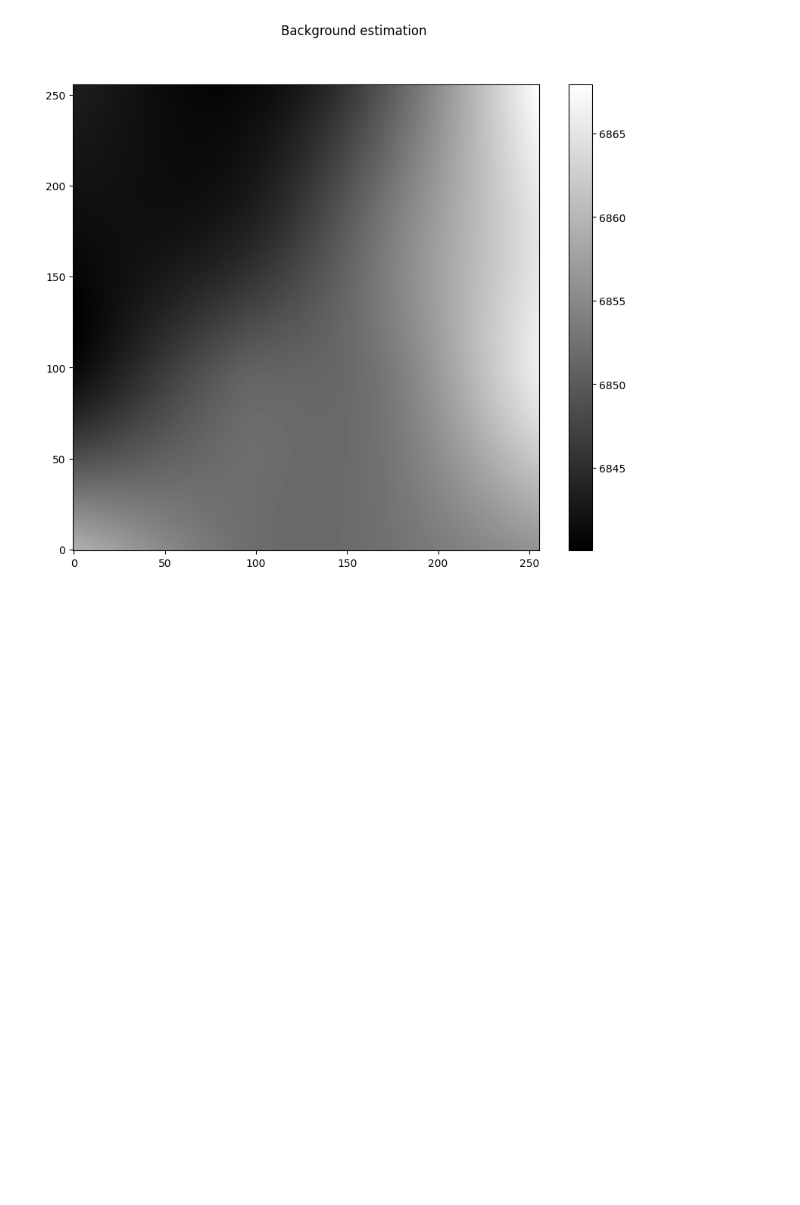
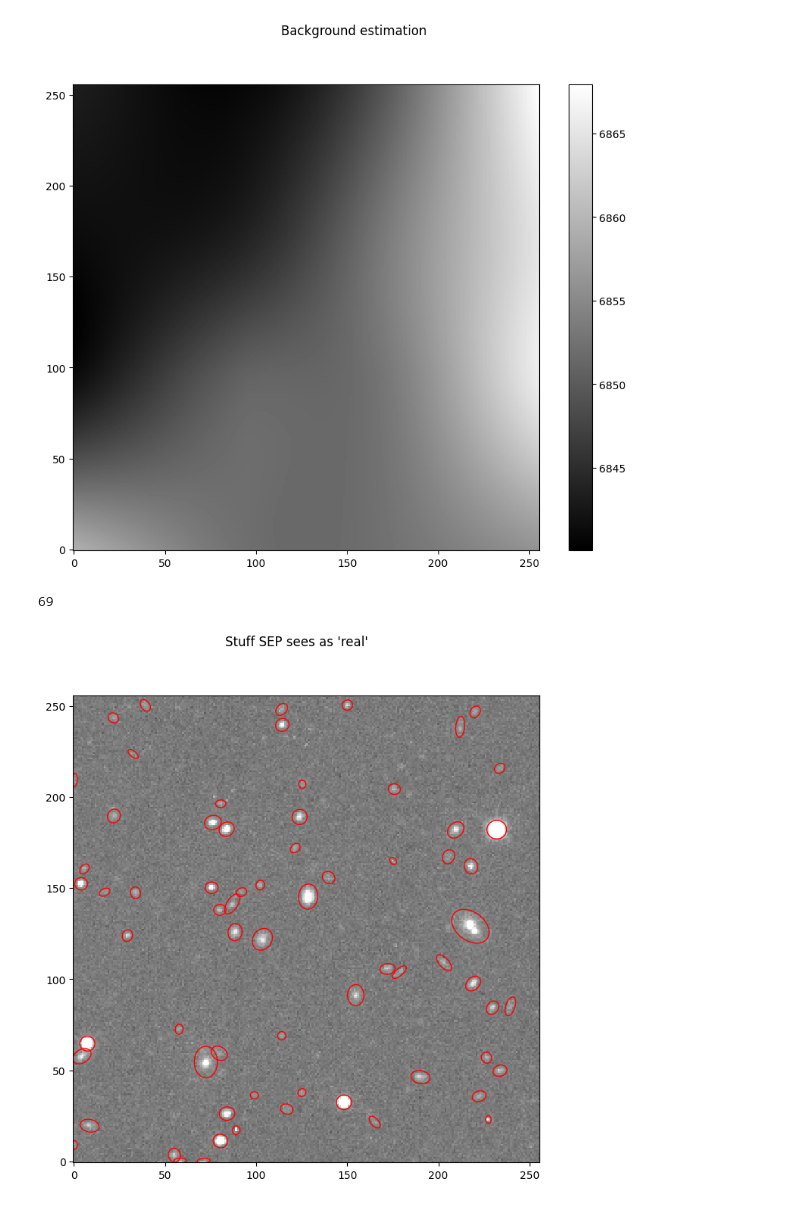
Before and after one commit to slavichowen/astr-19-final-project, a Jupyter notebook: notebooks/sep_tutorial.ipynb, the cells around one changed output. Saved outputs shown, nothing was run; the diff lists cells and outputs as text; code cells hidden in the pictures; blank space fills up the shorter version.

```diff
--- a/notebooks/sep_tutorial.ipynb
+++ b/notebooks/sep_tutorial.ipynb
@@ -64,3 +64,37 @@ fig.savefig("../figs/tut_bg.png", dpi=150, bbox_inches="tight")
 img_sub = img - bg
 # %%
 # now sep is estimating the background and subjecting it off so we'll use img_sub for finding the sources and fluxes
+# %%
+sources = sep.extract(img_sub, 1.5, err=backg.globalrms)
+len(sources)
+# %% [output]
+69
+# %%
+fig, ax = plt.subplots()
+mid_sub, spread_sub = np.mean(img_sub), np.std(img_sub)
+
+show = ax.imshow(
+    img_sub,
+    interpolation="nearest",
+    cmap="gray",
+    vmin = mid_sub - spread_sub,
+    vmax = mid_sub + spread_sub,
+    origin="lower",
+)
+
+for i in range(len(sources)):
+    e = Ellipse(
+        xy = (sources["x"][i], sources["y"][i]),
+        width = 6 * sources["a"][i],
+        height = 6 * sources["b"][i],
+        angle = sources["theta"][i] * 180.0 / np.pi,
+    )
+    e.set_facecolor('none')
+    e.set_edgecolor("red")
+    ax.add_artist(e)
+
+fig.suptitle("Stuff SEP sees as 'real'")
+fig.savefig("../figs/tut_sources.png", dpi=150, bbox_inches = "tight")
+plt.show()
+# %% [output]
+[figure, added]
```
Also changed, not shown: parts of 2 cells of this notebook, 1 other file.
